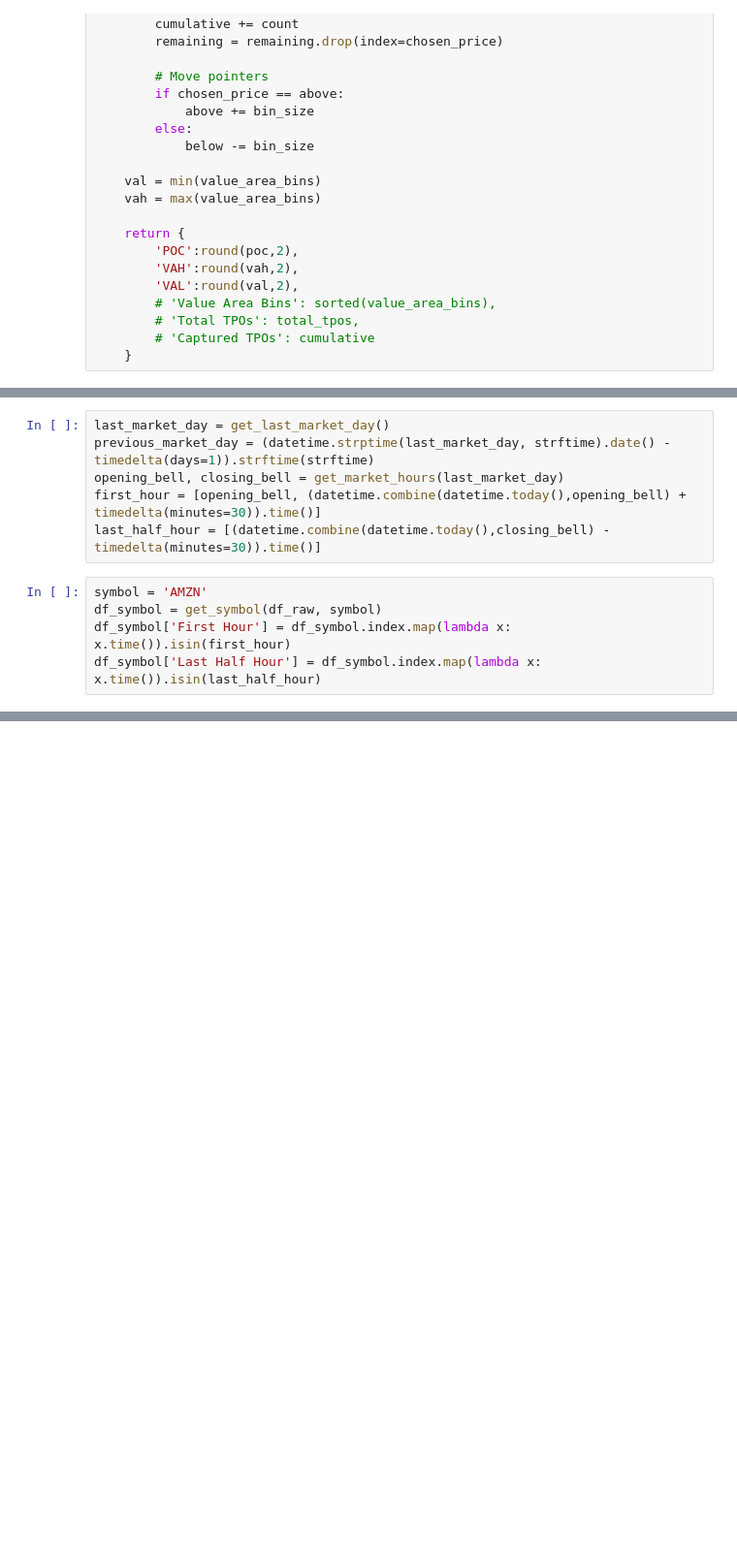
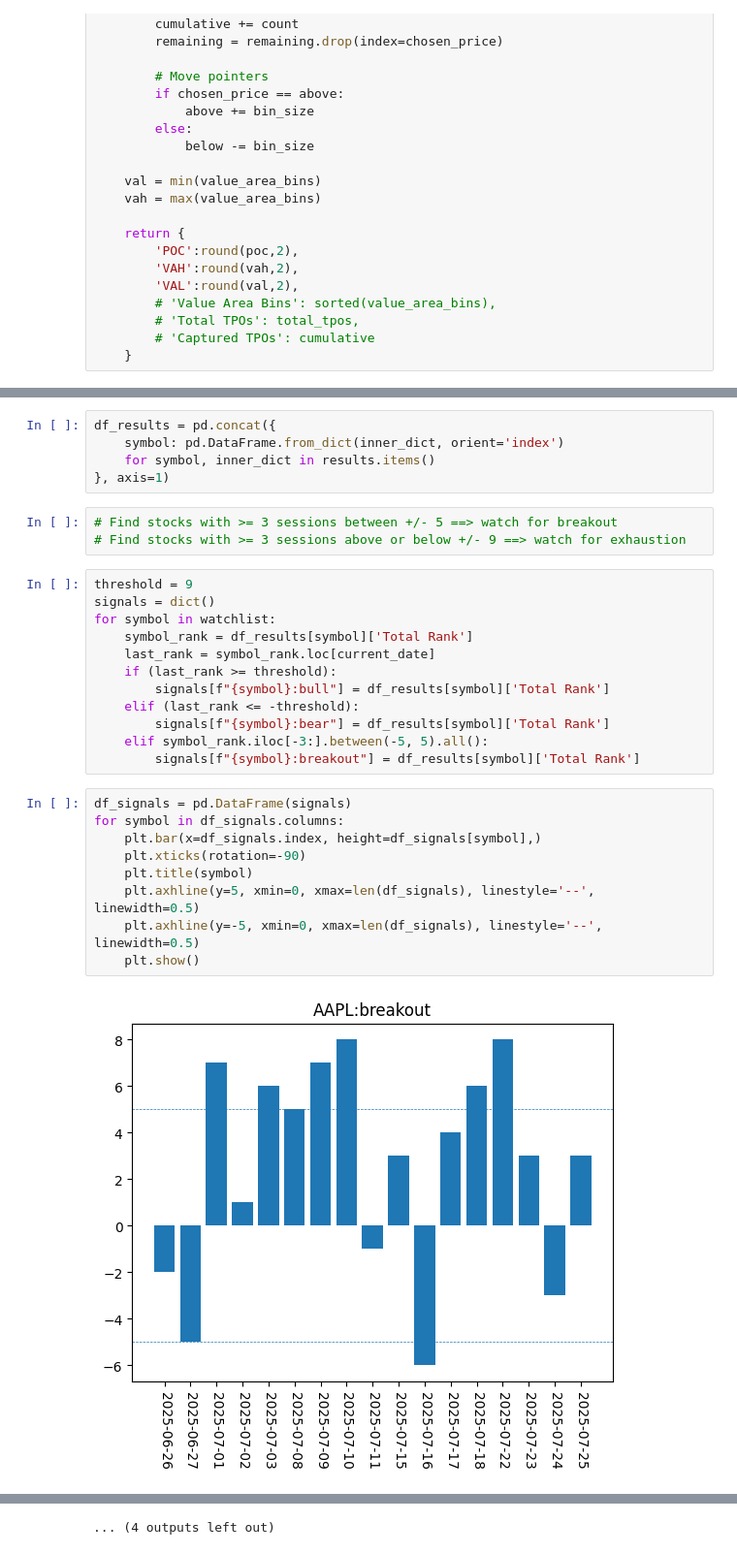
Before and after one commit to Basel-Najjar/scanner-app, a Jupyter notebook: momentum.ipynb, the cells around one changed output, grey strips where cells are left out. Shown at 97% size. Saved outputs shown, nothing was run; the diff lists cells and outputs as text; blank space fills up the shorter version.

```diff
--- a/momentum.ipynb
+++ b/momentum.ipynb
@@ -122,11 +234,0 @@ df_raw = yf.download(
-# %%
-last_market_day = get_last_market_day()
-previous_market_day = (datetime.strptime(last_market_day, strftime).date() - timedelta(days=1)).strftime(strftime)
-opening_bell, closing_bell = get_market_hours(last_market_day)
-first_hour = [opening_bell, (datetime.combine(datetime.today(),opening_bell) + timedelta(minutes=30)).time()]
-last_half_hour = [(datetime.combine(datetime.today(),closing_bell) - timedelta(minutes=30)).time()]
-# %%
-symbol = 'AMZN'
-df_symbol = get_symbol(df_raw, symbol)
-df_symbol['First Hour'] = df_symbol.index.map(lambda x: x.time()).isin(first_hour)
-df_symbol['Last Half Hour'] = df_symbol.index.map(lambda x: x.time()).isin(last_half_hour)
@@ -290,0 +269,31 @@ pd.DataFrame(results)
+# %%
+df_results = pd.concat({
+    symbol: pd.DataFrame.from_dict(inner_dict, orient='index')
+    for symbol, inner_dict in results.items()
+}, axis=1)
+# %%
+# Find stocks with >= 3 sessions between +/- 5 ==> watch for breakout
+# Find stocks with >= 3 sessions above or below +/- 9 ==> watch for exhaustion
+# %%
+threshold = 9
+signals = dict()
+for symbol in watchlist:
+    symbol_rank = df_results[symbol]['Total Rank']
+    last_rank = symbol_rank.loc[current_date]
+    if (last_rank >= threshold):
+        signals[f"{symbol}:bull"] = df_results[symbol]['Total Rank']
+    elif (last_rank <= -threshold):
+        signals[f"{symbol}:bear"] = df_results[symbol]['Total Rank']
+    elif symbol_rank.iloc[-3:].between(-5, 5).all():
+        signals[f"{symbol}:breakout"] = df_results[symbol]['Total Rank']
+# %%
+df_signals = pd.DataFrame(signals)
+for symbol in df_signals.columns:
+    plt.bar(x=df_signals.index, height=df_signals[symbol],)
+    plt.xticks(rotation=-90)
+    plt.title(symbol)
+    plt.axhline(y=5, xmin=0, xmax=len(df_signals), linestyle='--', linewidth=0.5)
+    plt.axhline(y=-5, xmin=0, xmax=len(df_signals), linestyle='--', linewidth=0.5)
+    plt.show()
+# %% [output]
+[figure, added]
@@ -290,0 +311 @@ pd.DataFrame(results)
+... (4 outputs left out)
```
Also changed, not shown: parts of 16 cells of this notebook, 5 other files.
